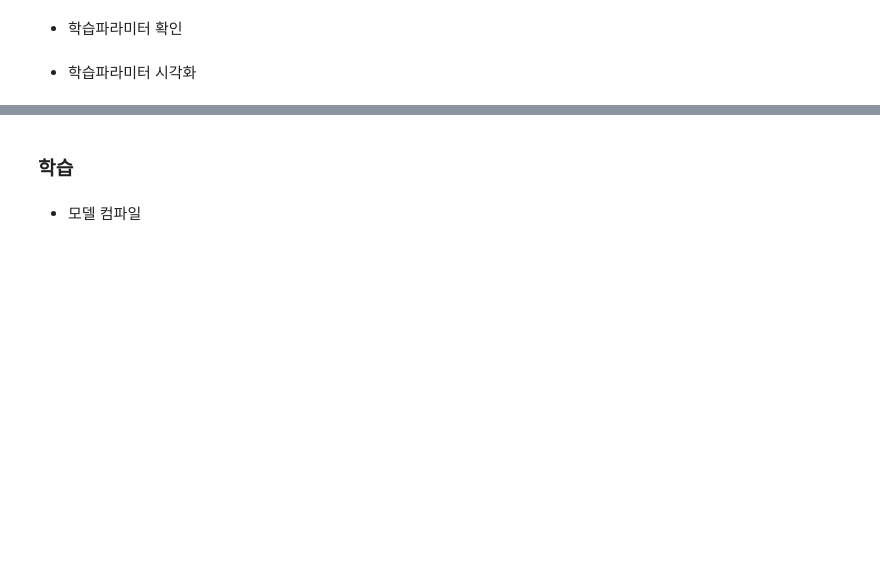
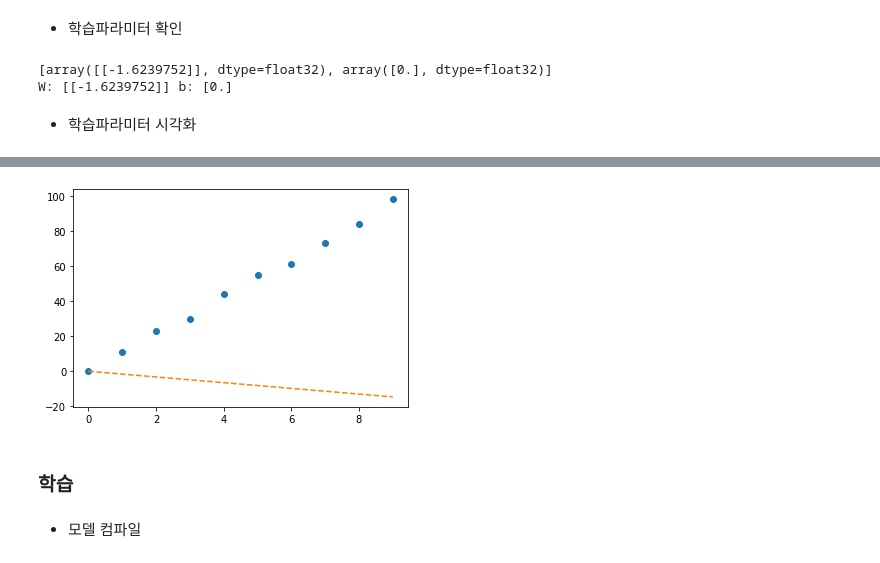
Before and after one commit to josooik/Lecture_deeplearning_basic, a Jupyter notebook: 1_LinearRegression.ipynb, the cells around one changed output, grey strips where cells are left out. Cells and saved outputs as stored; diff of their text form; code cells hidden in the pictures; blank space fills up the shorter version.

```diff
--- a/1_LinearRegression.ipynb
+++ b/1_LinearRegression.ipynb
@@ -133,0 +200,4 @@ _________________________________________________________________
+# %%
+model = Sequential()
+model.add(Dense(1, input_dim=1, activation='linear'))
+model.summary()
@@ -134,4 +215,17 @@ _________________________________________________________________
 # %% [markdown]
 * 학습파라미터 확인
+# %%
+print(model.get_weights())
+W = model.get_weights()[0]
+b = model.get_weights()[1]
+print("W:",W, "b:", b)
+# %% [output]
+[array([[-1.6239752]], dtype=float32), array([0.], dtype=float32)]
+W: [[-1.6239752]] b: [0.]
 # %% [markdown]
 * 학습파라미터 시각화
+# %%
+plt.plot(x,y, linestyle='', marker='o')
+plt.plot(x, model.predict(x), linestyle='--')
+plt.show()
+# %% [output]
@@ -138,3 +233,4 @@ _________________________________________________________________
+[figure, added]
 # %% [markdown]
 ### **학습**
 # %% [markdown]
```
Also changed, not shown: parts of 28 cells of this notebook.
